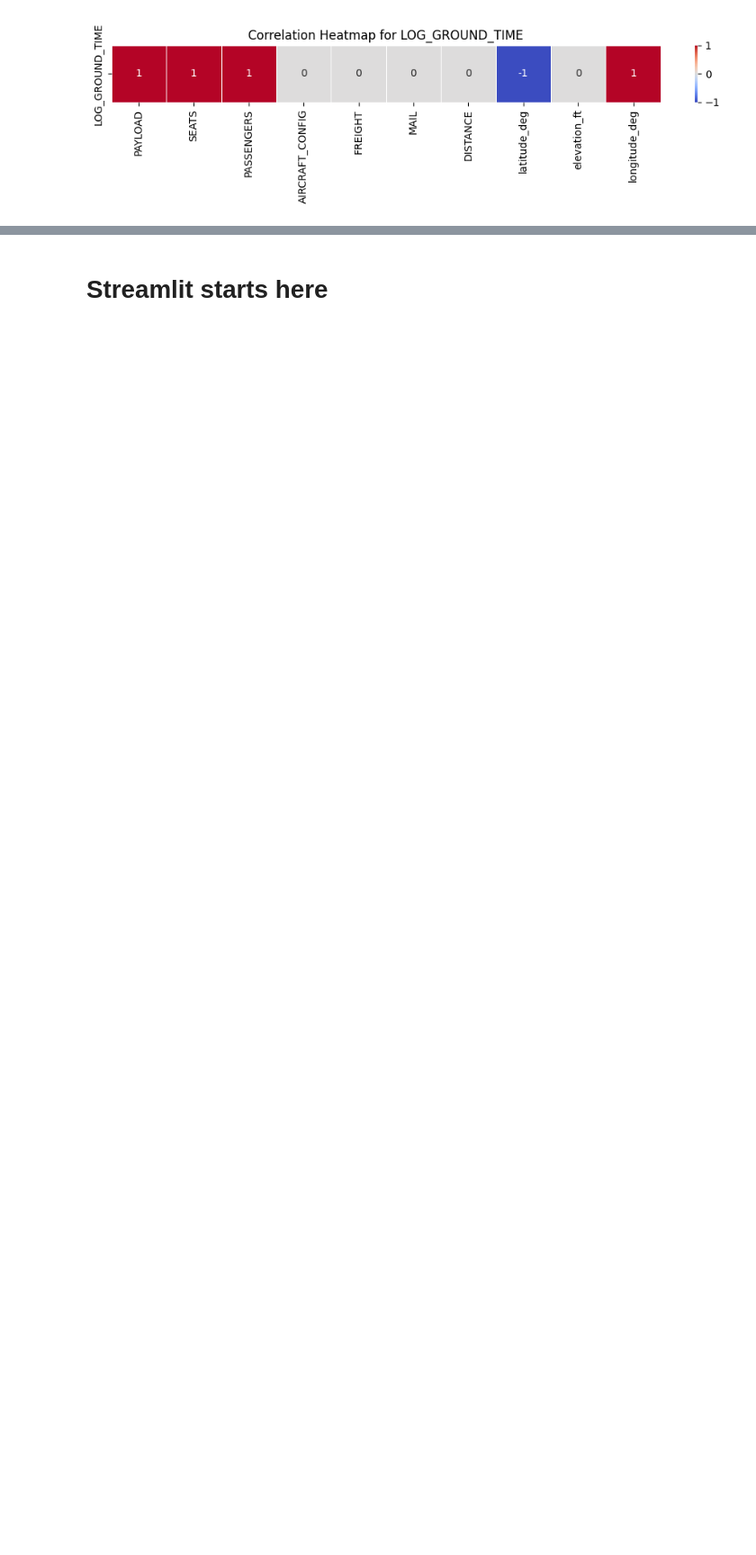
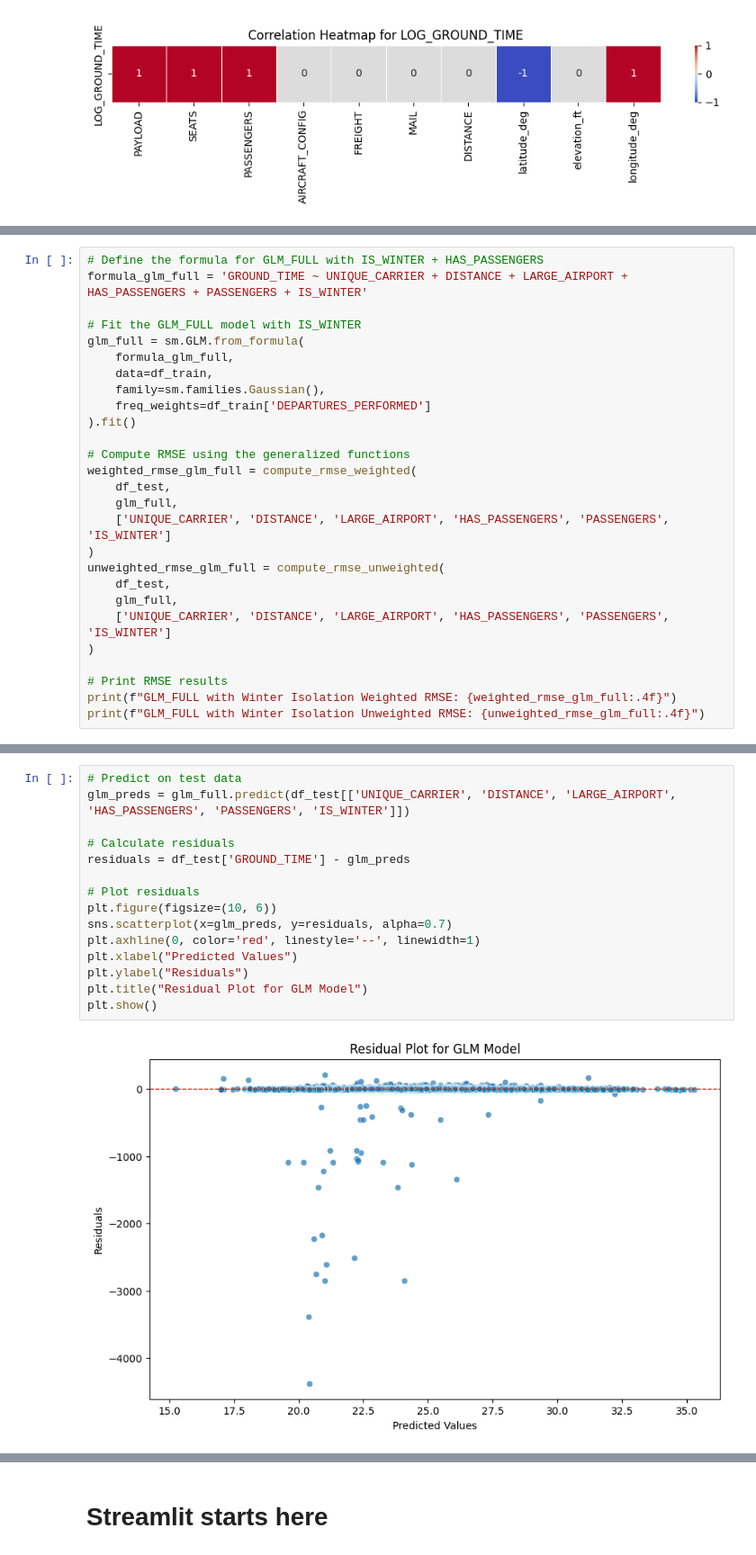
Before and after one commit to pietonov/AirGroundTime, a Jupyter notebook: Project.ipynb, the cells around one changed output, grey strips where cells are left out. Shown at 90% size. Cells and saved outputs as stored; diff of their text form; blank space fills up the shorter version.

```diff
--- a/Project.ipynb
+++ b/Project.ipynb
@@ -369,0 +1174,27 @@ plt.show()
+# %%
+# Define the formula for GLM_FULL with IS_WINTER + HAS_PASSENGERS
+formula_glm_full = 'GROUND_TIME ~ UNIQUE_CARRIER + DISTANCE + LARGE_AIRPORT + HAS_PASSENGERS + PASSENGERS + IS_WINTER'
+
+# Fit the GLM_FULL model with IS_WINTER
+glm_full = sm.GLM.from_formula(
+    formula_glm_full,
+    data=df_train,
+    family=sm.families.Gaussian(),
+    freq_weights=df_train['DEPARTURES_PERFORMED']
+).fit()
+
+# Compute RMSE using the generalized functions
+weighted_rmse_glm_full = compute_rmse_weighted(
+    df_test,
+    glm_full,
+    ['UNIQUE_CARRIER', 'DISTANCE', 'LARGE_AIRPORT', 'HAS_PASSENGERS', 'PASSENGERS', 'IS_WINTER']
+)
+unweighted_rmse_glm_full = compute_rmse_unweighted(
+    df_test,
+    glm_full,
+    ['UNIQUE_CARRIER', 'DISTANCE', 'LARGE_AIRPORT', 'HAS_PASSENGERS', 'PASSENGERS', 'IS_WINTER']
+)
+
+# Print RMSE results
+print(f"GLM_FULL with Winter Isolation Weighted RMSE: {weighted_rmse_glm_full:.4f}")
+print(f"GLM_FULL with Winter Isolation Unweighted RMSE: {unweighted_rmse_glm_full:.4f}")
@@ -369,0 +1283,17 @@ plt.show()
+# %%
+# Predict on test data
+glm_preds = glm_full.predict(df_test[['UNIQUE_CARRIER', 'DISTANCE', 'LARGE_AIRPORT', 'HAS_PASSENGERS', 'PASSENGERS', 'IS_WINTER']])
+
+# Calculate residuals
+residuals = df_test['GROUND_TIME'] - glm_preds
+
+# Plot residuals
+plt.figure(figsize=(10, 6))
+sns.scatterplot(x=glm_preds, y=residuals, alpha=0.7)
+plt.axhline(0, color='red', linestyle='--', linewidth=1)
+plt.xlabel("Predicted Values")
+plt.ylabel("Residuals")
+plt.title("Residual Plot for GLM Model")
+plt.show()
+# %% [output]
+[figure, added]
```
Also changed, not shown: parts of 139 cells of this notebook, 1 other file.
